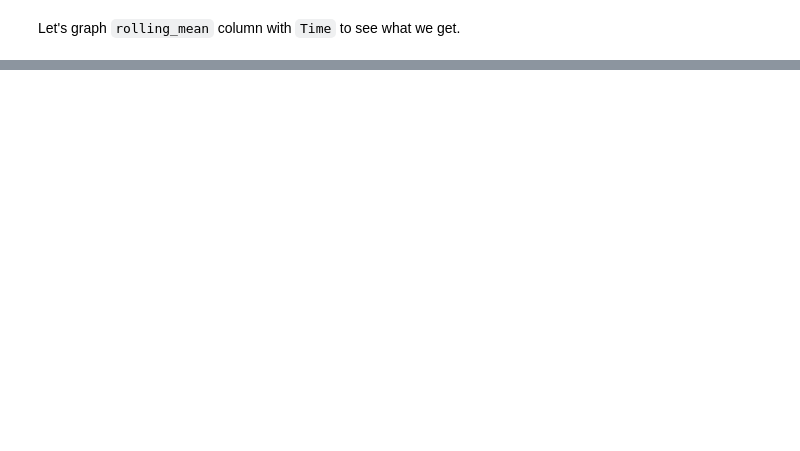
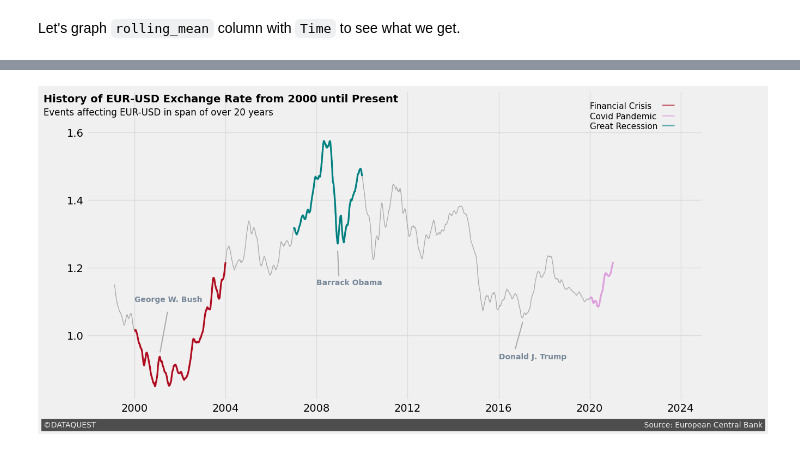
Before and after one commit to bchukt/Storytelling-Data-Visualization-on-Exchange-Rates, a Jupyter notebook: Project.ipynb, the cells around one changed output, grey strips where cells are left out. Cells and saved outputs as stored; diff of their text form; code cells hidden in the pictures; blank space fills up the shorter version.

```diff
--- a/Project.ipynb
+++ b/Project.ipynb
@@ -241,0 +195,74 @@ plt.show()
+# %%
+# Create a 2000-2003 Financial Crisis variable
+fin_crisis = euro_to_dollar.copy()[(euro_to_dollar['Time'].dt.year >= 2000) & (euro_to_dollar['Time'].dt.year <= 2003)]
+
+# Create a Great Recession variable
+recession = euro_to_dollar.copy()[(euro_to_dollar['Time'].dt.year >= 2007) & (euro_to_dollar['Time'].dt.year <= 2009)]
+
+# Create a Covid Pandemic variable
+covid = euro_to_dollar.copy()[(euro_to_dollar['Time'].dt.year >= 2020) & (euro_to_dollar['Time'].dt.year <= 2021)]
+# %%
+plt.style.use('fivethirtyeight')
+
+# Add the plot
+fig, ax = plt.subplots(figsize = (13,7))
+ax.plot(euro_to_dollar['Time'],
+        euro_to_dollar['rolling_mean_30'],
+        linewidth = 1, color = '#0f0f0f',
+        alpha = 0.3
+        )
+
+# Highlight the 3 major financial events since 2000:
+
+dataset_list = [fin_crisis, recession, covid]
+color = ['#af0b1e', 'teal', 'plum']
+for data, co in zip(dataset_list, color):
+    ax.plot(data['Time'], data['rolling_mean_30'],
+            linewidth = 2.3, color = co)
+
+
+# Add legend to mark each event unique
+
+x1 = [ax.get_xticks()[7] - 100, ax.get_xticks()[7] - 300]
+y = [[1.62, 1.62],[1.65, 1.65],[1.68, 1.68]]
+colors = ['teal', 'plum', '#af0b1e']
+for y1, co in zip(y, colors):
+    plt.plot(x1,y1, color = co, linewidth = 2, alpha = 0.6)
+
+legend_y = [1.64, 1.67, 1.61]
+legend_name = ['Covid Pandemic', 'Financial Crisis', 'Great Recession']
+for name, y in zip(legend_name, legend_y):
+    ax.text(ax.get_xticks()[6], y, name, fontsize = 11)
+
+
+# Add the name of present according to the year they inaugurated:
+
+x2 = [[730530, 730650], [733380, 733400], [736230, 736350]]
+y2 = [[0.95, 1.07], [1.25, 1.175], [0.96, 1.04]]
+for x2, y2 in zip(x2, y2):
+    plt.plot(x2, y2, color = 'grey', linewidth = 1.5, alpha = 0.6)
+pres_x = [ax.get_xticks()[1], ax.get_xticks()[3] , ax.get_xticks()[5]]
+pres_y = [1.1, 1.15, 0.93]
+name = ['George W. Bush', 'Barrack Obama', 'Donald J. Trump']
+for pres, x, y in zip(name, pres_x, pres_y):
+    ax.text(x, y, pres, weight = 'bold', color = 'lightslategray', fontsize = 10)
+
+
+# Add a title and a subtitle
+ax.text(ax.get_xticks()[0], 1.69, "History of EUR-USD Exchange Rate from 2000 until Present",
+        weight='bold')
+ax.text(ax.get_xticks()[0], 1.65, 'Events affecting EUR-USD in span of over 20 years',
+        size=12)
+
+# Add signature
+ax.text(ax.get_xticks()[0], 0.73, '©DATAQUEST' + ' '*230 + 'Source: European Central Bank',
+        color = '#f0f0f0', backgroundcolor = '#4d4d4d',
+        size=10)
+
+
+# Add transparency to the grid
+ax.grid(alpha=0.5)
+
+plt.show()
+# %% [output]
+[figure, added]
```
Also changed, not shown: parts of 23 cells of this notebook.
